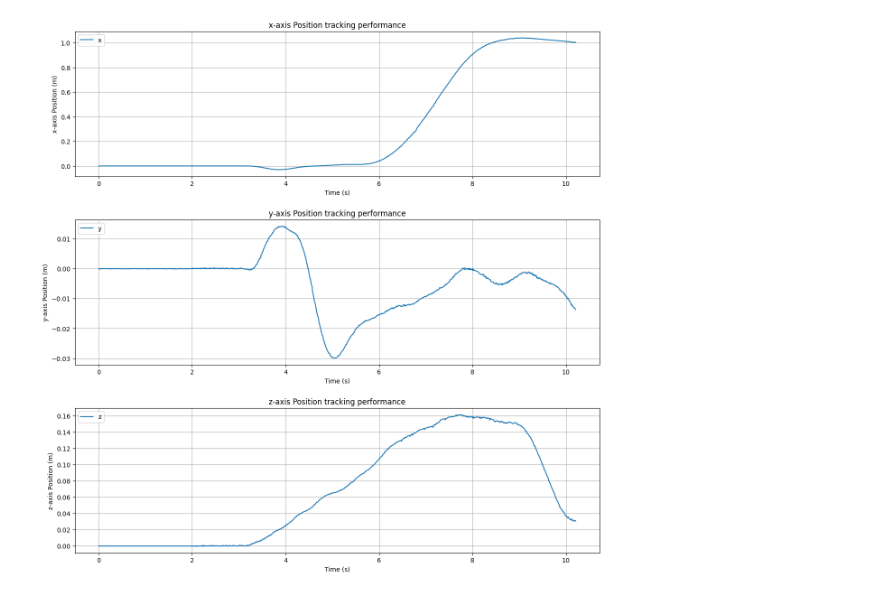
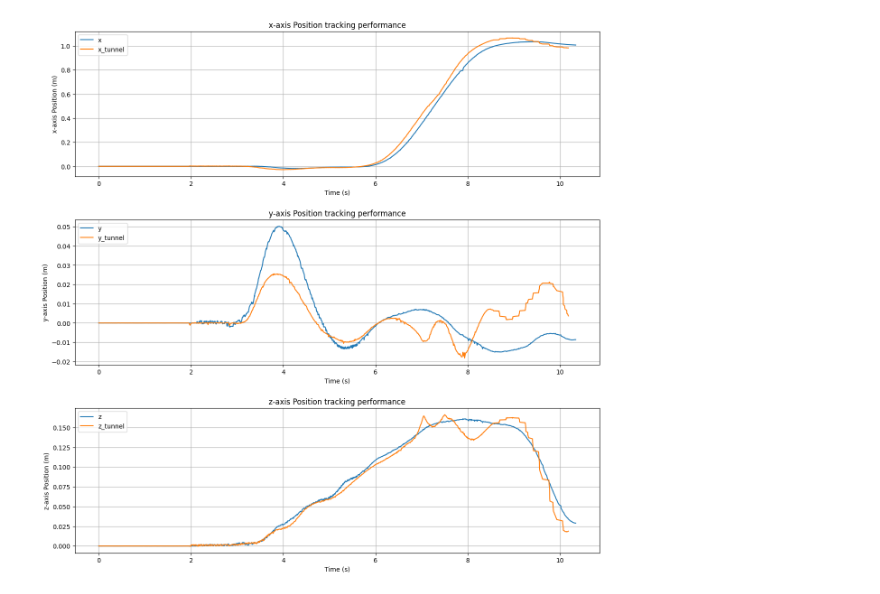
Before and after one commit to XinLong-Li/air_garage_cflib, a Jupyter notebook: crazyflie-lib-python/examples/mocap/plot.ipynb, the cells around one changed output. Cells and saved outputs as stored; diff of their text form; code cells hidden in the pictures.

Commit message:
add new data and modify plot function

```diff
--- a/crazyflie-lib-python/examples/mocap/plot.ipynb
+++ b/crazyflie-lib-python/examples/mocap/plot.ipynb
@@ -4,13 +4,18 @@ import matplotlib.pyplot as plt
 import os
 
 # Load the data
-file_path = os.path.join("mocap_data", "20240616_17_03_22.csv")
+file_path = os.path.join("mocap_data", "20240616_17_11_21.csv")
 data = pd.read_csv(file_path)
+
+file_path_1 = os.path.join("mocap_data", "20240625_22_48_30.csv")
+data_1 = pd.read_csv(file_path_1)
 
 
 
 # Filter out the first 5 seconds of data
 data_filtered = data[data['t'] - data['t'].iloc[0] > 5]
+
+data_filtered_1 = data_1[data_1['t'] - data_1['t'].iloc[0] > 5.35]
 
 
 if True: # set to True to plot all axis in one figure
@@ -20,6 +25,7 @@ if True: # set to True to plot all axis in one figure
     plt.subplot(3, 1, 1)
     # plt.plot(data['t']-data['t'].iloc[0], data['x'] - data['x'].iloc[0], label='x')
     plt.plot(data_filtered['t']-data_filtered['t'].iloc[0], data_filtered['x'] - data_filtered['x'].iloc[0], label='x')
+    plt.plot(data_filtered_1['t']-data_filtered_1['t'].iloc[0], data_filtered_1['x'] - data_filtered_1['x'].iloc[0], label='x_tunnel')
     plt.xlabel('Time (s)')
     plt.ylabel('x-axis Position (m)')
     # plt.ylim([-0.2, 0.2])
@@ -30,6 +36,7 @@ if True: # set to True to plot all axis in one figure
     plt.subplot(3, 1, 2)
     # plt.plot(data['t']-data['t'].iloc[0], data['y'] - data['y'].iloc[0], label='y')
     plt.plot(data_filtered['t']-data_filtered['t'].iloc[0], data_filtered['y'] - data_filtered['y'].iloc[0], label='y')
+    plt.plot(data_filtered_1['t']-data_filtered_1['t'].iloc[0], data_filtered_1['y'] - data_filtered_1['y'].iloc[0], label='y_tunnel')
     plt.xlabel('Time (s)')
     plt.ylabel('y-axis Position (m)')
     plt.title('y-axis Position tracking performance')
@@ -39,6 +46,7 @@ if True: # set to True to plot all axis in one figure
     plt.subplot(3, 1, 3)
     # plt.plot(data['t']-data['t'].iloc[0], data['z'] - data['z'].iloc[0], label='z')
     plt.plot(data_filtered['t']-data_filtered['t'].iloc[0], data_filtered['z'] - data_filtered['z'].iloc[0], label='z')
+    plt.plot(data_filtered_1['t']-data_filtered_1['t'].iloc[0], data_filtered_1['z'] - data_filtered_1['z'].iloc[0], label='z_tunnel')
     plt.xlabel('Time (s)')
     plt.ylabel('z-axis Position (m)')
     plt.title('z-axis Position tracking performance')
@@ -46,31 +54,31 @@ if True: # set to True to plot all axis in one figure
     plt.grid(True)
 
     plt.subplots_adjust(hspace=0.3) # adjust the vertical space to 30 percent of the subplot height
     plt.show()
 else:
     # plot in separate figures
     plt.figure(figsize=(15, 5))
     plt.plot(data['t'], data['x'], label='x')
     plt.title("Position tracking performance")
     plt.xlabel("Time (s)")
     plt.ylabel("Position (m)")
     plt.legend()
 
 
     plt.figure(figsize=(15, 5))
     plt.plot(data['t'], data['y'], label='y')
     plt.title("Position tracking performance")
     plt.xlabel("Time (s)")
     plt.ylabel("Position (m)")
     plt.legend()
 
     plt.figure(figsize=(15, 5))
     plt.plot(data['t'], data['z'], label='z')
     plt.title("Position tracking performance")
     plt.xlabel("Time (s)")
     plt.ylabel("Position (m)")
     plt.legend()
 
     plt.show()
 # %% [output]
-[figure, old version]
+[figure, new version]
```
Also changed, not shown: 7 other files.
